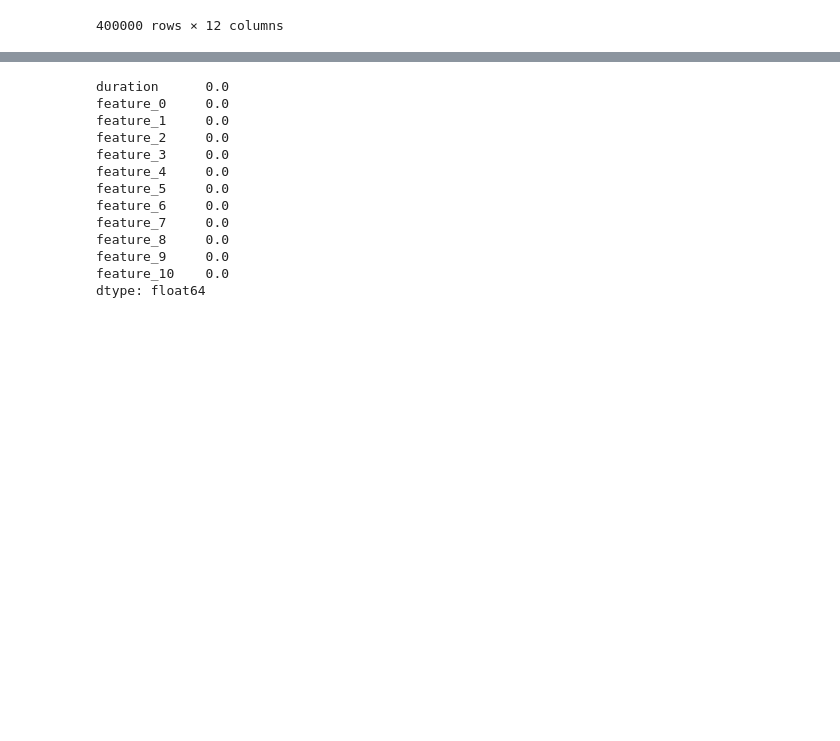
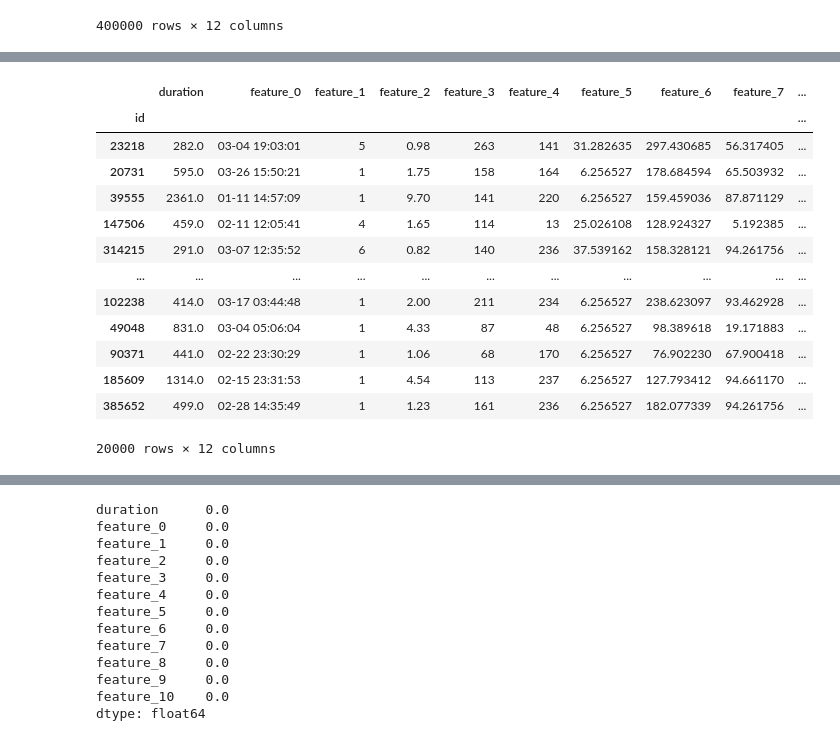
Before and after one commit to BLACKA10/prueba_ML, a Jupyter notebook: Final.ipynb, the cells around one changed output, grey strips where cells are left out. Cells and saved outputs as stored; diff of their text form; code cells hidden in the pictures; blank space fills up the shorter version.

```diff
--- a/Final.ipynb
+++ b/Final.ipynb
@@ -101,3 +75,24 @@ data.head(30)
+# %%
+# Tomar una muestra aleatoria de 20,000 registros
+data = data.sample(n=20000, replace=False, random_state=42)
+
+# Imprimir el DataFrame resultante
+data
+# %% [output]
+|  | duration | feature_0 | feature_1 | feature_2 | feature_3 | feature_4 | feature_5 | feature_6 | feature_7 | ... |
+| id |  |  |  |  |  |  |  |  |  | ... |
+| 23218 | 282.0 | 03-04 19:03:01 | 5 | 0.98 | 263 | 141 | 31.282635 | 297.430685 | 56.317405 | ... |
+| 20731 | 595.0 | 03-26 15:50:21 | 1 | 1.75 | 158 | 164 | 6.256527 | 178.684594 | 65.503932 | ... |
+| 39555 | 2361.0 | 01-11 14:57:09 | 1 | 9.70 | 141 | 220 | 6.256527 | 159.459036 | 87.871129 | ... |
+| 147506 | 459.0 | 02-11 12:05:41 | 4 | 1.65 | 114 | 13 | 25.026108 | 128.924327 | 5.192385 | ... |
+| 314215 | 291.0 | 03-07 12:35:52 | 6 | 0.82 | 140 | 236 | 37.539162 | 158.328121 | 94.261756 | ... |
+| ... | ... | ... | ... | ... | ... | ... | ... | ... | ... | ... |
+| 102238 | 414.0 | 03-17 03:44:48 | 1 | 2.00 | 211 | 234 | 6.256527 | 238.623097 | 93.462928 | ... |
+| 49048 | 831.0 | 03-04 05:06:04 | 1 | 4.33 | 87 | 48 | 6.256527 | 98.389618 | 19.171883 | ... |
+| 90371 | 441.0 | 02-22 23:30:29 | 1 | 1.06 | 68 | 170 | 6.256527 | 76.902230 | 67.900418 | ... |
+| 185609 | 1314.0 | 02-15 23:31:53 | 1 | 4.54 | 113 | 237 | 6.256527 | 127.793412 | 94.661170 | ... |
+| 385652 | 499.0 | 02-28 14:35:49 | 1 | 1.23 | 161 | 236 | 6.256527 | 182.077339 | 94.261756 | ... |
+20000 rows × 12 columns
 # %%
 
 data.dtypes
```
Also changed, not shown: parts of 19 cells of this notebook.
